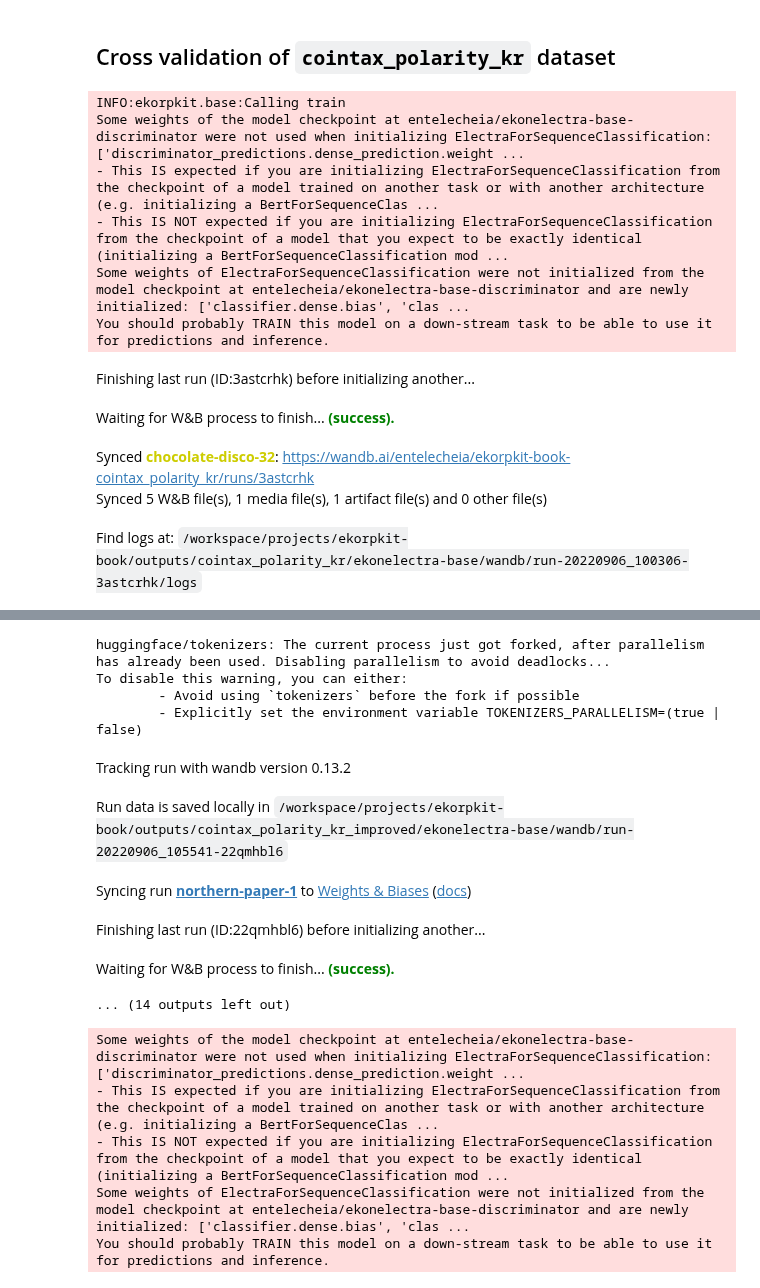
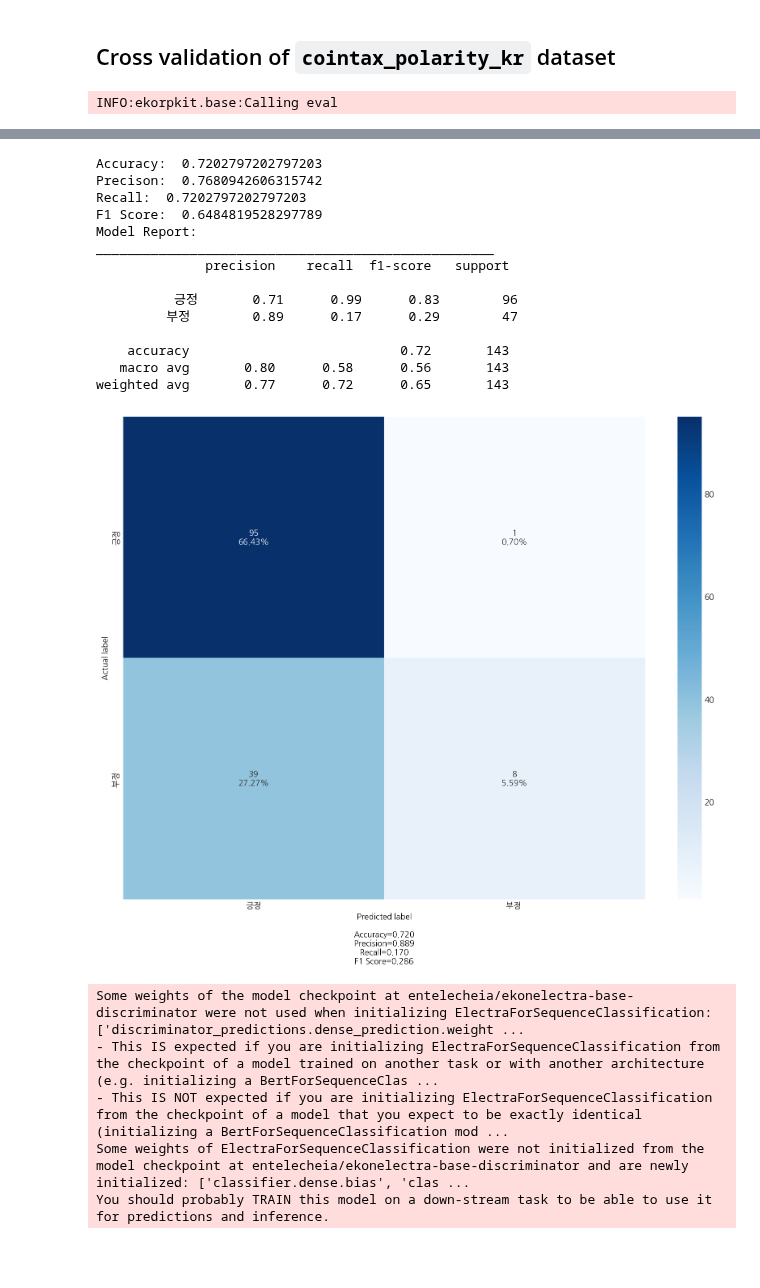
Before and after one commit to entelecheia/ekorpkit-book, a Jupyter notebook: ekorpkit-book/docs/usecases/cointax/coin_dataset.ipynb, the cells around one changed output, grey strips where cells are left out. Saved outputs shown, nothing was run; the diff lists cells and outputs as text; code cells hidden in the pictures; blank space fills up the shorter version.

```diff
--- a/ekorpkit-book/docs/usecases/cointax/coin_dataset.ipynb
+++ b/ekorpkit-book/docs/usecases/cointax/coin_dataset.ipynb
@@ -118,20 +138,9 @@ model_cfg.config.num_train_epochs = 2
 model_cfg.config.max_seq_length = 256
 model_cfg.config.train_batch_size = 32
 model_cfg.config.eval_batch_size = 32
-model_cfg._method_ = ['train', 'eval']
-# model_cfg.model.eval.visualize.plot.confusion_matrix.include_values = False
-# model_cfg.model.eval.visualize.plot.confusion_matrix.include_percentages = False
-# model_cfg.model.eval.visualize.plot.figure.figsize = (12,10)
+# model_cfg._method_ = ['train', 'eval']
+model_cfg._method_ = ['eval']
+model_cfg.model.eval.visualize.plot.figure.figsize = (12,10)
 model = eKonf.instantiate(model_cfg)
 # %% [output]
-INFO:ekorpkit.base:Calling train
-Some weights of the model checkpoint at entelecheia/ekonelectra-base-discriminator were not used when initializing ElectraForSequenceClassification: ['discriminator_predictions.dense_prediction.weight ...
-- This IS expected if you are initializing ElectraForSequenceClassification from the checkpoint of a model trained on another task or with another architecture (e.g. initializing a BertForSequenceClas ...
-- This IS NOT expected if you are initializing ElectraForSequenceClassification from the checkpoint of a model that you expect to be exactly identical (initializing a BertForSequenceClassification mod ...
-Some weights of ElectraForSequenceClassification were not initialized from the model checkpoint at entelecheia/ekonelectra-base-discriminator and are newly initialized: ['classifier.dense.bias', 'clas ...
-You should probably TRAIN this model on a down-stream task to be able to use it for predictions and inference.
+INFO:ekorpkit.base:Calling eval
-Finishing last run (ID:3astcrhk) before initializing another...
-Waiting for W&B process to finish... (success).
-Synced chocolate-disco-32: https://wandb.ai/entelecheia/ekorpkit-book-cointax_polarity_kr/runs/3astcrhk
-Synced 5 W&B file(s), 1 media file(s), 1 artifact file(s) and 0 other file(s)
-Find logs at: /workspace/projects/ekorpkit-book/outputs/cointax_polarity_kr/ekonelectra-base/wandb/run-20220906_100306-3astcrhk/logs
@@ -139,13 +147,18 @@ Successfully finished last run (ID:3astcrhk). Initializing new run:
-huggingface/tokenizers: The current process just got forked, after parallelism has already been used. Disabling parallelism to avoid deadlocks...
-To disable this warning, you can either:
-        - Avoid using `tokenizers` before the fork if possible
-        - Explicitly set the environment variable TOKENIZERS_PARALLELISM=(true | false)
+Accuracy:  0.7202797202797203
+Precison:  0.7680942606315742
+Recall:  0.7202797202797203
+F1 Score:  0.6484819528297789
+Model Report:
+___________________________________________________
+              precision    recall  f1-score   support
+
+          긍정       0.71      0.99      0.83        96
+         부정        0.89      0.17      0.29        47
+
+    accuracy                           0.72       143
+   macro avg       0.80      0.58      0.56       143
+weighted avg       0.77      0.72      0.65       143
-Tracking run with wandb version 0.13.2
-Run data is saved locally in /workspace/projects/ekorpkit-book/outputs/cointax_polarity_kr_improved/ekonelectra-base/wandb/run-20220906_105541-22qmhbl6
-Syncing run northern-paper-1 to Weights & Biases (docs)
-Finishing last run (ID:22qmhbl6) before initializing another...
-Waiting for W&B process to finish... (success).
-... (14 outputs left out)
+[figure, added]
 # %%
 cv_preds = model.cross_val_predict(cv=5)
 eKonf.save_data(cv_preds, "cointax_polarity_kr_cv_preds.parquet", data_dir)
```
Also changed, not shown: parts of 6 cells of this notebook, 1 other file.
